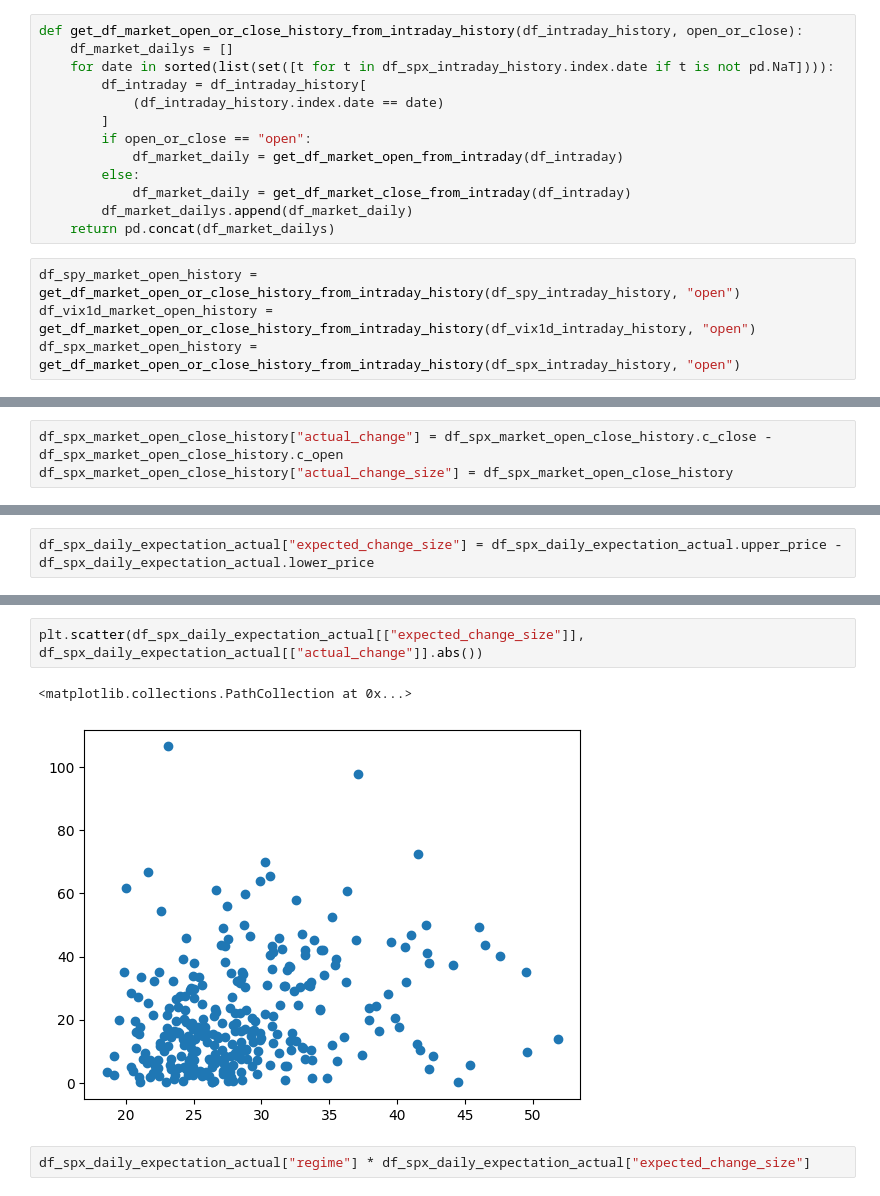
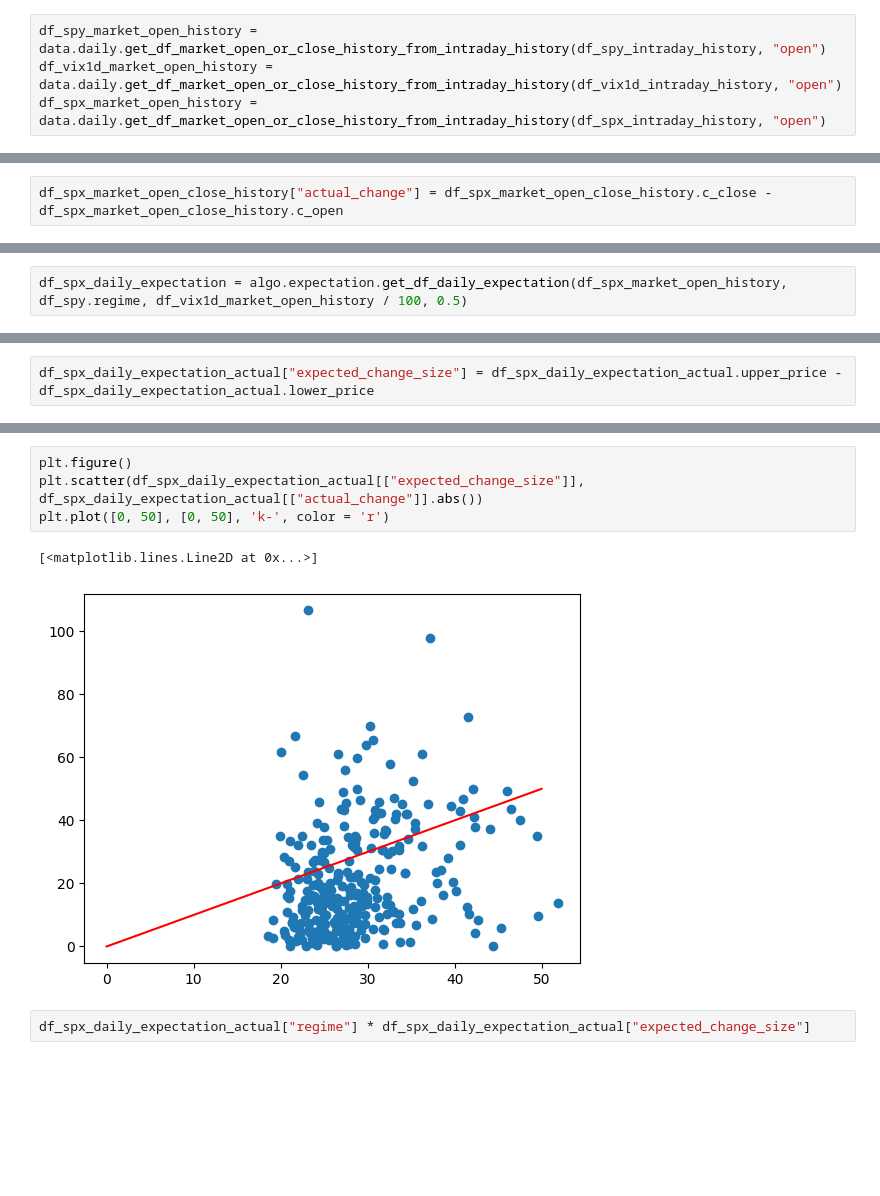
Before and after one commit to sculd/volatility_trading, a Jupyter notebook: sandbox_options.ipynb, the cells around one changed output, grey strips where cells are left out. Drawn from its saved outputs; the diff is of its cells as text; blank space fills up the shorter version.

```diff
--- a/sandbox_options.ipynb
+++ b/sandbox_options.ipynb
@@ -231,24 +80,10 @@ def get_df_market_close_from_intraday(df_intraday):
-# %%
-def get_df_market_open_or_close_history_from_intraday_history(df_intraday_history, open_or_close):
-    df_market_dailys = []
-    for date in sorted(list(set([t for t in df_spx_intraday_history.index.date if t is not pd.NaT]))):
-        df_intraday = df_intraday_history[
-            (df_intraday_history.index.date == date)
-        ]
-        if open_or_close == "open":
-            df_market_daily = get_df_market_open_from_intraday(df_intraday)
-        else:
-            df_market_daily = get_df_market_close_from_intraday(df_intraday)
-        df_market_dailys.append(df_market_daily)
-    return pd.concat(df_market_dailys)
 # %%
-df_spy_market_open_history = get_df_market_open_or_close_history_from_intraday_history(df_spy_intraday_history, "open")
-df_vix1d_market_open_history = get_df_market_open_or_close_history_from_intraday_history(df_vix1d_intraday_history, "open")
-df_spx_market_open_history = get_df_market_open_or_close_history_from_intraday_history(df_spx_intraday_history, "open")
+df_spy_market_open_history = data.daily.get_df_market_open_or_close_history_from_intraday_history(df_spy_intraday_history, "open")
+df_vix1d_market_open_history = data.daily.get_df_market_open_or_close_history_from_intraday_history(df_vix1d_intraday_history, "open")
+df_spx_market_open_history = data.daily.get_df_market_open_or_close_history_from_intraday_history(df_spx_intraday_history, "open")
 # %%
 df_spx_market_close_history = get_df_market_open_or_close_history_from_intraday_history(df_spx_intraday_history, "close")
 # %%
 df_spx_market_open_close_history = df_spx_market_open_history.join(df_spx_market_close_history, lsuffix="_open", rsuffix="_close")
 # %%
 df_spx_market_open_close_history["actual_change"] = df_spx_market_open_close_history.c_close - df_spx_market_open_close_history.c_open
-df_spx_market_open_close_history["actual_change_size"] = df_spx_market_open_close_history
@@ -305,3 +101,5 @@ df_spx_daily_expectation
+# %%
+df_spx_daily_expectation = algo.expectation.get_df_daily_expectation(df_spx_market_open_history, df_spy.regime, df_vix1d_market_open_history / 100, 0.5)
 # %%
 df_spx_daily_expectation_actual = df_spx_daily_expectation.join(df_spx_market_open_close_history["actual_change"])
 # %%
@@ -326,8 +131,10 @@ df_spx_daily_expectation_actual
 # %%
+plt.figure()
 plt.scatter(df_spx_daily_expectation_actual[["expected_change_size"]], df_spx_daily_expectation_actual[["actual_change"]].abs())
+plt.plot([0, 50], [0, 50], 'k-', color = 'r')
 # %% [output]
-<matplotlib.collections.PathCollection at 0x...>
+[<matplotlib.lines.Line2D at 0x...>]
-[figure, old version]
+[figure, new version]
 # %%
 df_spx_daily_expectation_actual["regime"] * df_spx_daily_expectation_actual["expected_change_size"]
 # %% [output]
```
Also changed, not shown: parts of 91 cells of this notebook, 9 other files.
